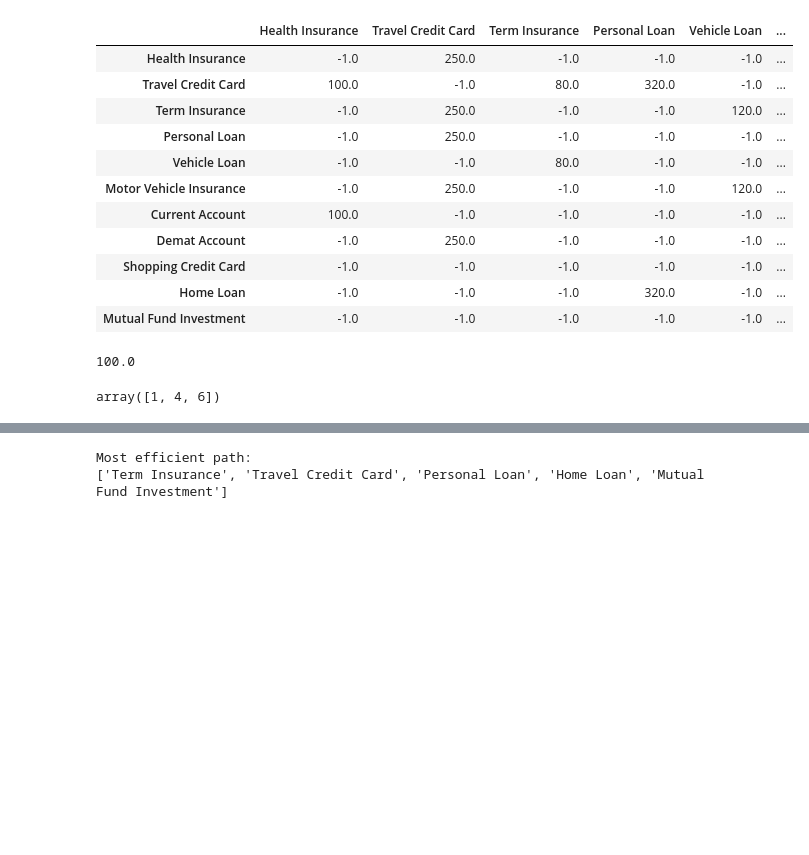
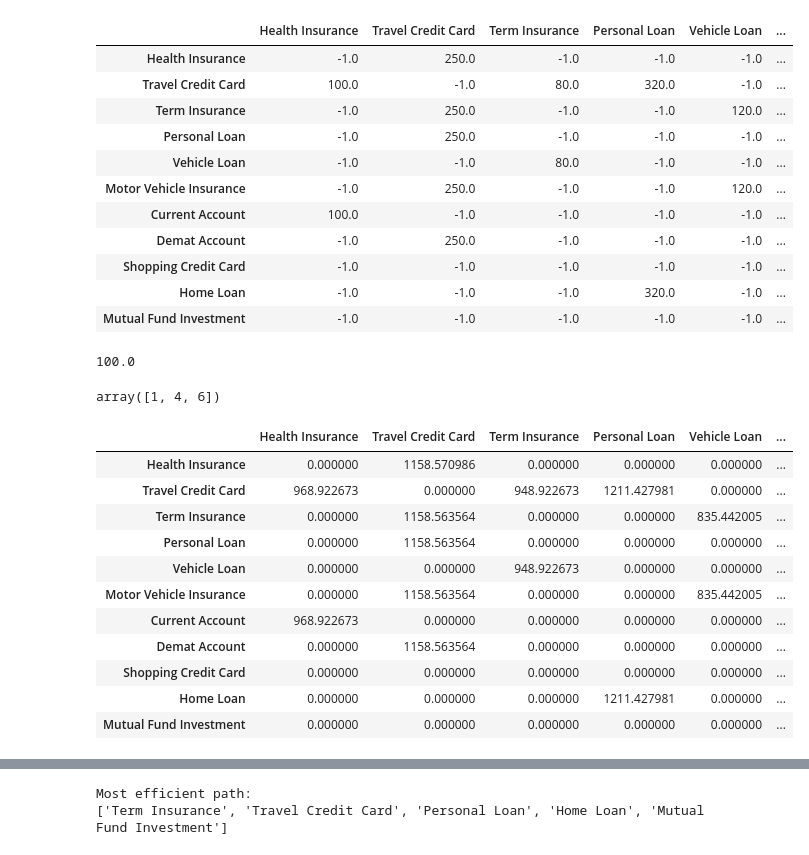
Before and after one commit to anshupandey/Reinforcement-Learning, a Jupyter notebook: Code_RL_product_trading_using_q_learning.ipynb, the cells around one changed output, grey strips where cells are left out. Cells and saved outputs as stored; diff of their text form; code cells hidden in the pictures; blank space fills up the shorter version.

```diff
--- a/Code_RL_product_trading_using_q_learning.ipynb
+++ b/Code_RL_product_trading_using_q_learning.ipynb
@@ -89,3 +89,9 @@ print(reward_encoded)
 # %% [output]
 [[0, 1], [1, 5], [5, 6], [5, 4], [1, 2], [1, 3], [9, 10], [2, 4], [0, 6], [6, 7], [8, 9], [7, 8], [1, 7], [3, 9]]
 {0: 100, 1: 250, 2: 80, 3: 320, 4: 120, 5: 85, 6: 150, 7: 200, 8: 370, 9: 220, 10: 400}
+# %%
+# Defining the reward system for the bot
+product_num = len(dictionary.keys())
+M = np.matrix(np.ones(shape =(product_num, product_num)))
+M *= -1
+print(M)
@@ -92,12 +110,7 @@ print(reward_encoded)
 # %%
-# Defining the reward system for the bot
-product_num = 11
-M = np.matrix(np.ones(shape =(product_num, product_num)))
-M *= -1
 for sale in data_encoded:
 	M[sale[0],sale[1]] = reward_encoded[sale[1]]
 	M[sale[1],sale[0]] = reward_encoded[sale[0]]
-	print(sale)
 
 print(M)
 # %% [output]
@@ -178,6 +185,21 @@ update(initial_state, action, gamma)
 available_actions(5)
 # %% [output]
 array([1, 4, 6])
+# %%
+pd.DataFrame(Q,columns=dictionary.keys(),index = dictionary.keys())
+# %% [output]
+|  | Health Insurance | Travel Credit Card | Term Insurance | Personal Loan | Vehicle Loan | ... |
+| Health Insurance | 0.000000 | 1158.570986 | 0.000000 | 0.000000 | 0.000000 | ... |
+| Travel Credit Card | 968.922673 | 0.000000 | 948.922673 | 1211.427981 | 0.000000 | ... |
+| Term Insurance | 0.000000 | 1158.563564 | 0.000000 | 0.000000 | 835.442005 | ... |
+| Personal Loan | 0.000000 | 1158.563564 | 0.000000 | 0.000000 | 0.000000 | ... |
+| Vehicle Loan | 0.000000 | 0.000000 | 948.922673 | 0.000000 | 0.000000 | ... |
+| Motor Vehicle Insurance | 0.000000 | 1158.563564 | 0.000000 | 0.000000 | 835.442005 | ... |
+| Current Account | 968.922673 | 0.000000 | 0.000000 | 0.000000 | 0.000000 | ... |
+| Demat Account | 0.000000 | 1158.563564 | 0.000000 | 0.000000 | 0.000000 | ... |
+| Shopping Credit Card | 0.000000 | 0.000000 | 0.000000 | 0.000000 | 0.000000 | ... |
+| Home Loan | 0.000000 | 0.000000 | 0.000000 | 1211.427981 | 0.000000 | ... |
+| Mutual Fund Investment | 0.000000 | 0.000000 | 0.000000 | 0.000000 | 0.000000 | ... |
 # %%
 # Training and evaluating the bot using the Q-Matrix
 scores = []
```
Also changed, not shown: parts of 6 cells of this notebook.
